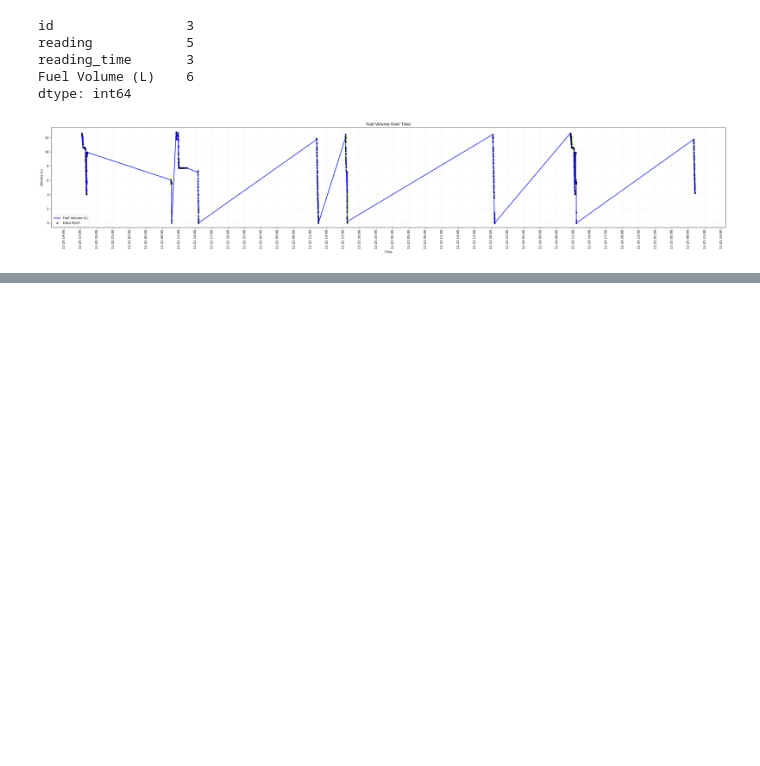
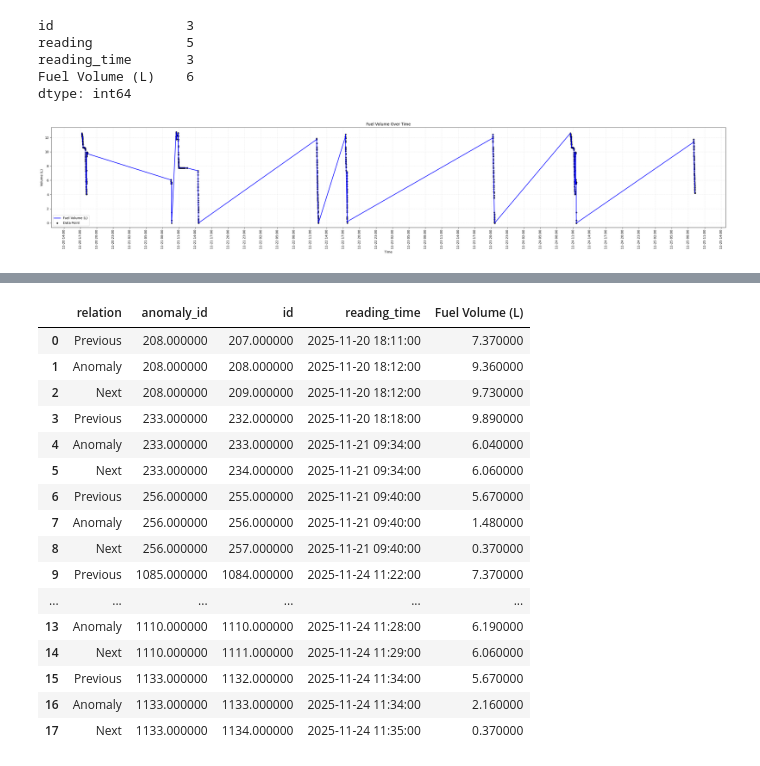
Before and after one commit to SenuraUpesh2002/Research-Project-SLIIT, a Jupyter notebook: model_training/Anomaly_Detection.ipynb, the cells around one changed output, grey strips where cells are left out. Cells and saved outputs as stored; diff of their text form; code cells hidden in the pictures; blank space fills up the shorter version.

```diff
--- a/model_training/Anomaly_Detection.ipynb
+++ b/model_training/Anomaly_Detection.ipynb
@@ -341,0 +342,63 @@ weighted avg       1.00      0.99      0.99      1221
+# %%
+import pandas as pd
+
+# Ensure df is sorted correctly
+df = df.sort_values(['reading_time', 'id']).reset_index(drop=True)
+
+# Get indices of anomaly points
+anomaly_idx = df.index[df['iso_flag'] == -1]  # or 'svm_flag'
+
+records_list = []
+
+for i in anomaly_idx:
+    prev_row = df.iloc[i-1] if i-1 >= 0 else None
+    curr_row = df.iloc[i]
+    next_row = df.iloc[i+1] if i+1 < len(df) else None
+
+    if prev_row is not None:
+        records_list.append({
+            'relation': 'Previous',
+            'anomaly_id': curr_row['id'],
+            'id': prev_row['id'],
+            'reading_time': prev_row['reading_time'],
+            'Fuel Volume (L)': prev_row['Fuel Volume (L)']
+        })
+
+    records_list.append({
+        'relation': 'Anomaly',
+        'anomaly_id': curr_row['id'],
+        'id': curr_row['id'],
+        'reading_time': curr_row['reading_time'],
+        'Fuel Volume (L)': curr_row['Fuel Volume (L)']
+    })
+
+    if next_row is not None:
+        records_list.append({
+            'relation': 'Next',
+            'anomaly_id': curr_row['id'],
+            'id': next_row['id'],
+            'reading_time': next_row['reading_time'],
+            'Fuel Volume (L)': next_row['Fuel Volume (L)']
+        })
+
+context_df = pd.DataFrame(records_list)
+
+# Set custom order for relation and sort
+relation_order = pd.CategoricalDtype(
+    categories=['Previous', 'Anomaly', 'Next'],
+    ordered=True
+)
+context_df['relation'] = context_df['relation'].astype(relation_order)
+
+context_df = context_df.sort_values(['anomaly_id', 'relation'])
+print(context_df)
+
+def highlight_anomaly(row):
+    styles = [''] * len(row)
+    if row['relation'] == 'Anomaly':
+        for i in range(len(row)):
+            styles[i] = 'background-color: yellow; color: black;'
+    return styles
+
+context_df.style.apply(highlight_anomaly, axis=1)
+# %% [output]
@@ -341,0 +424,17 @@ weighted avg       1.00      0.99      0.99      1221
+|  | relation | anomaly_id | id | reading_time | Fuel Volume (L) |
+| 0 | Previous | 208.000000 | 207.000000 | 2025-11-20 18:11:00 | 7.370000 |
+| 1 | Anomaly | 208.000000 | 208.000000 | 2025-11-20 18:12:00 | 9.360000 |
+| 2 | Next | 208.000000 | 209.000000 | 2025-11-20 18:12:00 | 9.730000 |
+| 3 | Previous | 233.000000 | 232.000000 | 2025-11-20 18:18:00 | 9.890000 |
+| 4 | Anomaly | 233.000000 | 233.000000 | 2025-11-21 09:34:00 | 6.040000 |
+| 5 | Next | 233.000000 | 234.000000 | 2025-11-21 09:34:00 | 6.060000 |
+| 6 | Previous | 256.000000 | 255.000000 | 2025-11-21 09:40:00 | 5.670000 |
+| 7 | Anomaly | 256.000000 | 256.000000 | 2025-11-21 09:40:00 | 1.480000 |
+| 8 | Next | 256.000000 | 257.000000 | 2025-11-21 09:40:00 | 0.370000 |
+| 9 | Previous | 1085.000000 | 1084.000000 | 2025-11-24 11:22:00 | 7.370000 |
+| ... | ... | ... | ... | ... | ... |
+| 13 | Anomaly | 1110.000000 | 1110.000000 | 2025-11-24 11:28:00 | 6.190000 |
+| 14 | Next | 1110.000000 | 1111.000000 | 2025-11-24 11:29:00 | 6.060000 |
+| 15 | Previous | 1133.000000 | 1132.000000 | 2025-11-24 11:34:00 | 5.670000 |
+| 16 | Anomaly | 1133.000000 | 1133.000000 | 2025-11-24 11:34:00 | 2.160000 |
+| 17 | Next | 1133.000000 | 1134.000000 | 2025-11-24 11:35:00 | 0.370000 |
```
Also changed, not shown: parts of 33 cells of this notebook, 5 other files.
